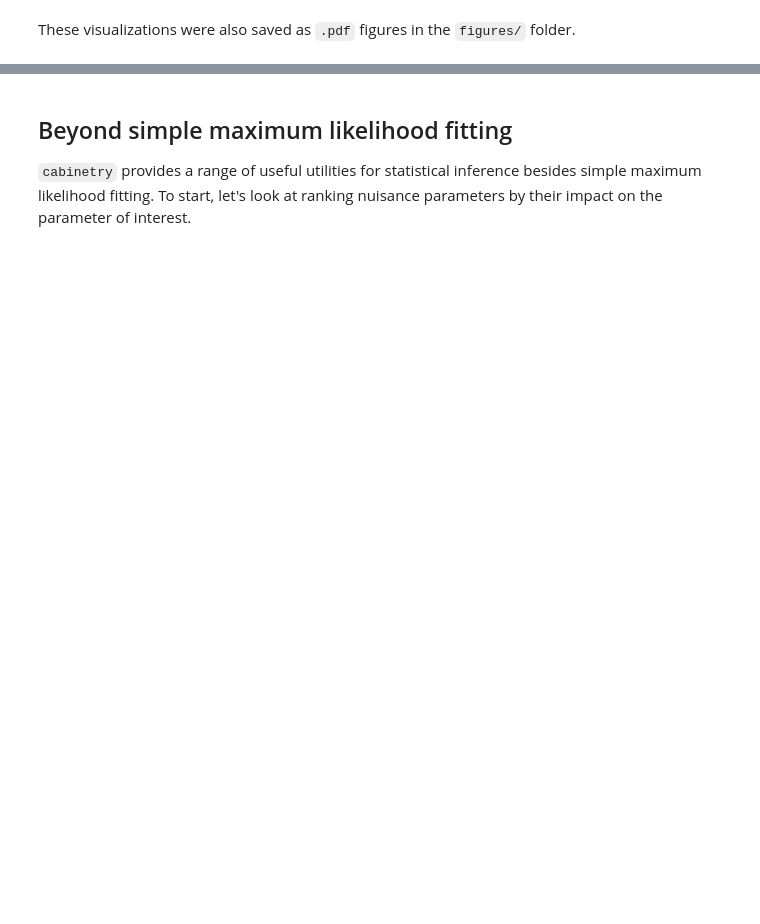
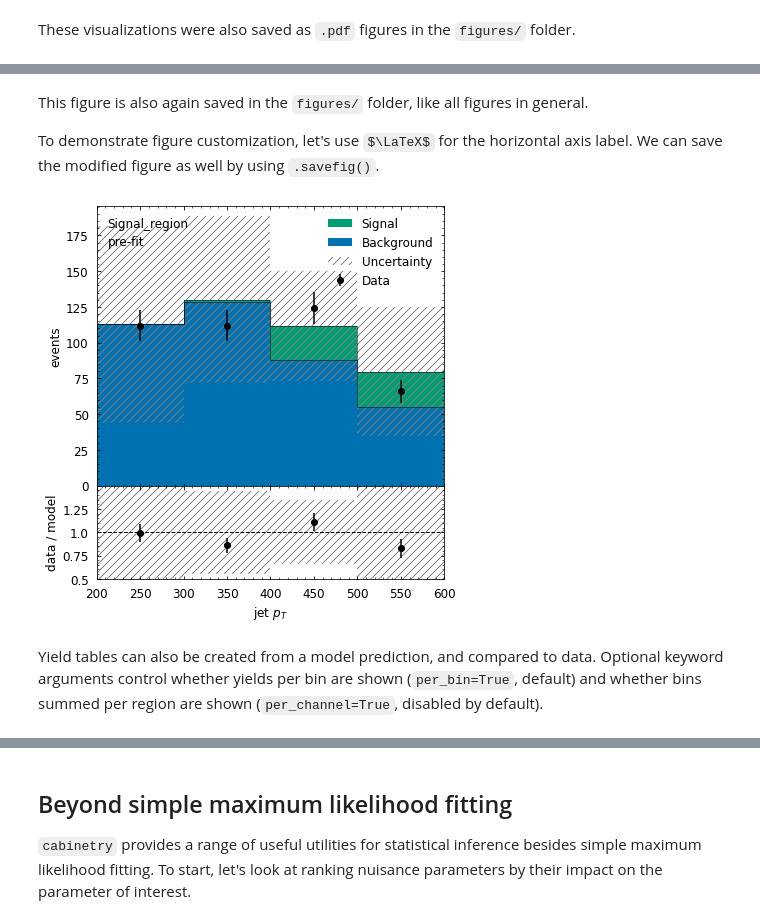
Before and after one commit to cabinetry/cabinetry-tutorials, a Jupyter notebook: example.ipynb, the cells around one changed output, grey strips where cells are left out. Cells and saved outputs as stored; diff of their text form; code cells hidden in the pictures; some formulas as TeX source; blank space fills up the shorter version.

```diff
--- a/example.ipynb
+++ b/example.ipynb
@@ -290,0 +251,12 @@ DEBUG - cabinetry.contrib.matplotlib_visualize - saving figure as figures/Signal
+# %% [markdown]
+This figure is also again saved in the `figures/` folder, like all figures in general.
+
+To demonstrate figure customization, let's use $\LaTeX$ for the horizontal axis label. We can save the modified figure as well by using `.savefig()`.
+# %%
+ratio_panel = figures[0]["figure"].get_axes()[1]
+ratio_panel.set_xlabel("jet $p_T$")
+figures[0]["figure"]  # show figure again
+# %% [output]
+[figure, added]
+# %% [markdown]
+Yield tables can also be created from a model prediction, and compared to data. Optional keyword arguments control whether yields per bin are shown (`per_bin=True`, default) and whether bins summed per region are shown (`per_channel=True`, disabled by default).
```
Also changed, not shown: parts of 24 cells of this notebook, 3 other files.
